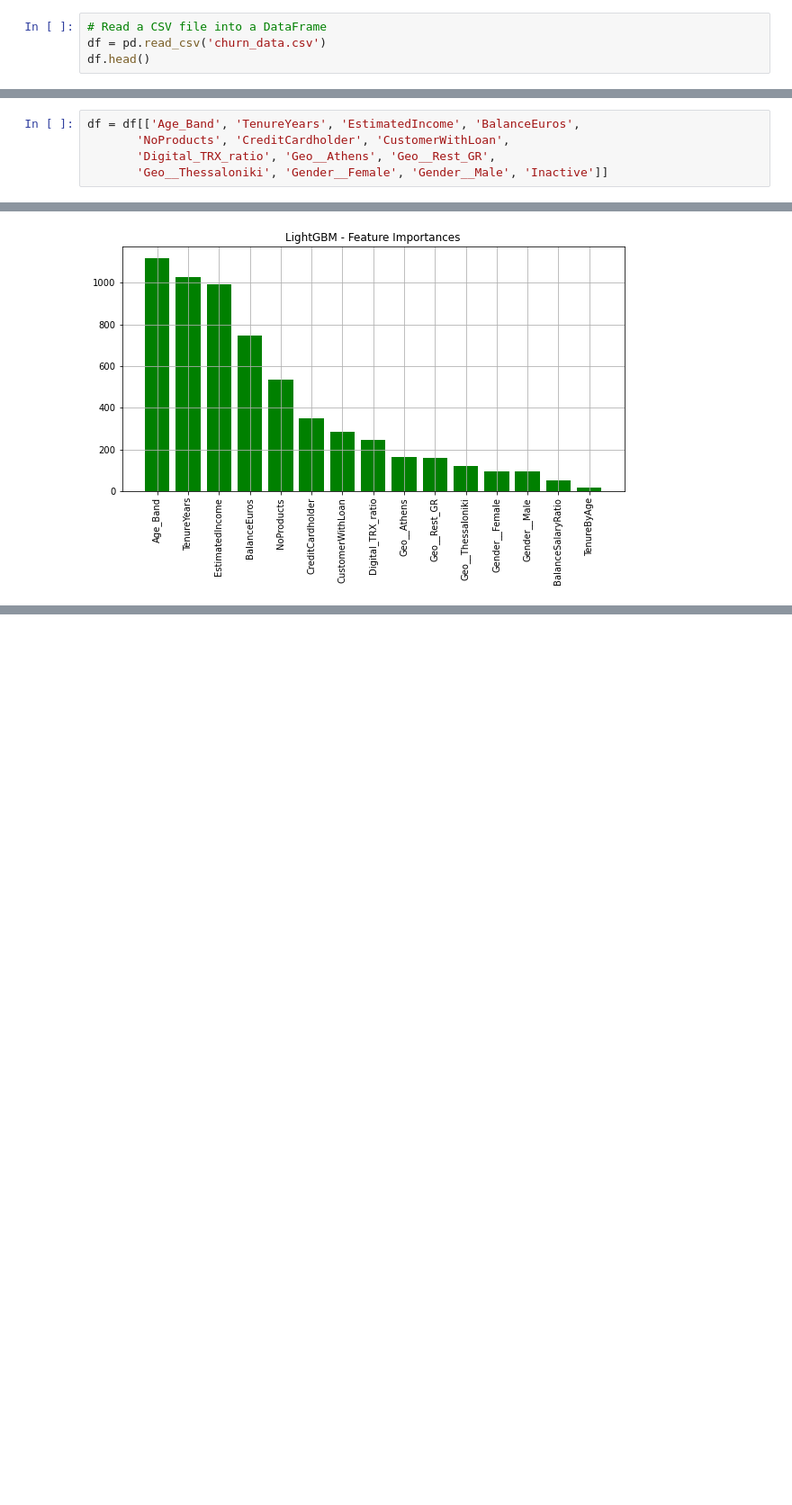
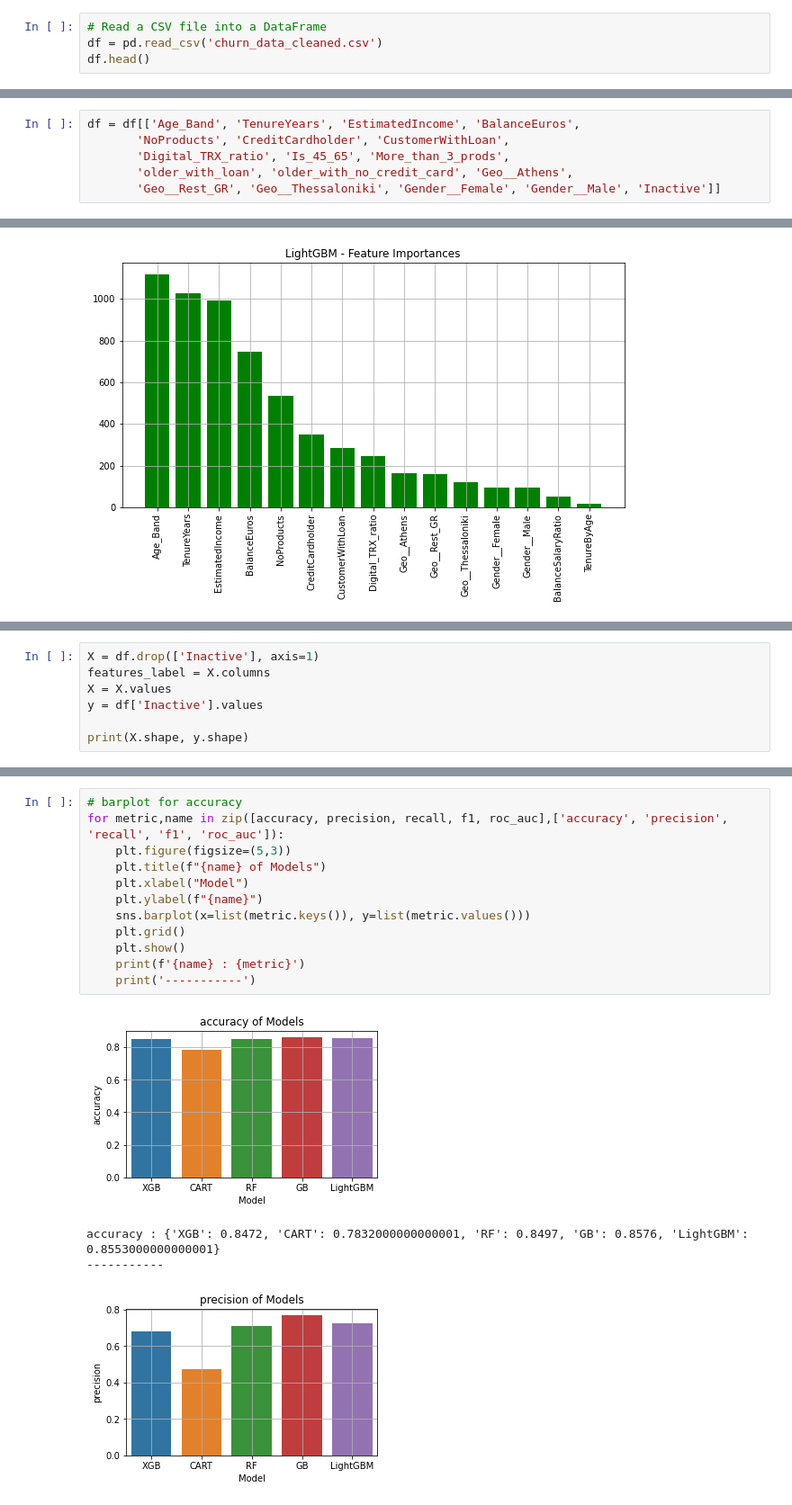
Before and after one commit to nikosofias/Bank_Churn_Prediction_SDS, a Jupyter notebook: Modeling.ipynb, the cells around one changed output, grey strips where cells are left out. Shown at 90% size. Saved outputs shown, nothing was run; the diff lists cells and outputs as text; blank space fills up the shorter version.

```diff
--- a/Modeling.ipynb
+++ b/Modeling.ipynb
@@ -24,7 +23,7 @@ from sklearn.model_selection import KFold
 from sklearn.model_selection import cross_val_score, GridSearchCV
 # %%
 # Read a CSV file into a DataFrame
-df = pd.read_csv('churn_data.csv')
+df = pd.read_csv('churn_data_cleaned.csv')
 df.head()
 # %% [output]
 |  | CustomerID | Geography | Gender | Age_Band | TenureYears | EstimatedIncome | BalanceEuros | NoProducts | ... |
@@ -166,8 +175,9 @@ memory usage: 547.0 KB
 # %%
 df = df[['Age_Band', 'TenureYears', 'EstimatedIncome', 'BalanceEuros',
        'NoProducts', 'CreditCardholder', 'CustomerWithLoan',
-       'Digital_TRX_ratio', 'Geo__Athens', 'Geo__Rest_GR',
-       'Geo__Thessaloniki', 'Gender__Female', 'Gender__Male', 'Inactive']]
+       'Digital_TRX_ratio', 'Is_45_65', 'More_than_3_prods',
+       'older_with_loan', 'older_with_no_credit_card', 'Geo__Athens',
+       'Geo__Rest_GR', 'Geo__Thessaloniki', 'Gender__Female', 'Gender__Male', 'Inactive']]
 # %% [markdown]
 ## Modeling - StratifiedKFold
 # %%
@@ -857,0 +870,7 @@ for model, feat_imp in feature_importances.items():
+# %%
+X = df.drop(['Inactive'], axis=1)
+features_label = X.columns
+X = X.values
+y = df['Inactive'].values
+
+print(X.shape, y.shape)
@@ -927,0 +996,17 @@ results
+# %%
+# barplot for accuracy
+for metric,name in zip([accuracy, precision, recall, f1, roc_auc],['accuracy', 'precision', 'recall', 'f1', 'roc_auc']):
+    plt.figure(figsize=(5,3))
+    plt.title(f"{name} of Models")
+    plt.xlabel("Model")
+    plt.ylabel(f"{name}")
+    sns.barplot(x=list(metric.keys()), y=list(metric.values()))
+    plt.grid()
+    plt.show()
+    print(f'{name} : {metric}')
+    print('-----------')
+# %% [output]
+[figure, added]
+accuracy : {'XGB': 0.8472, 'CART': 0.7832000000000001, 'RF': 0.8497, 'GB': 0.8576, 'LightGBM': 0.8553000000000001}
+-----------
+[figure, added]
```
Also changed, not shown: parts of 19 cells of this notebook, 1 other file.
